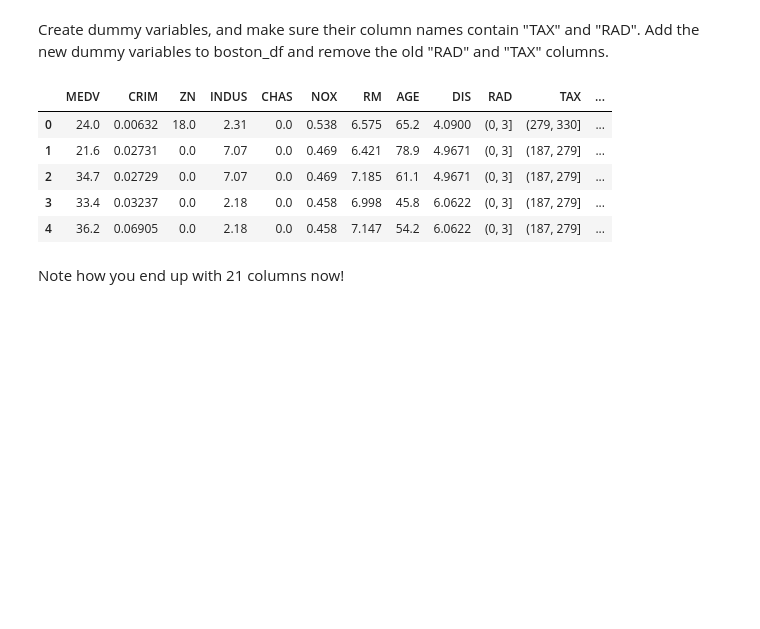
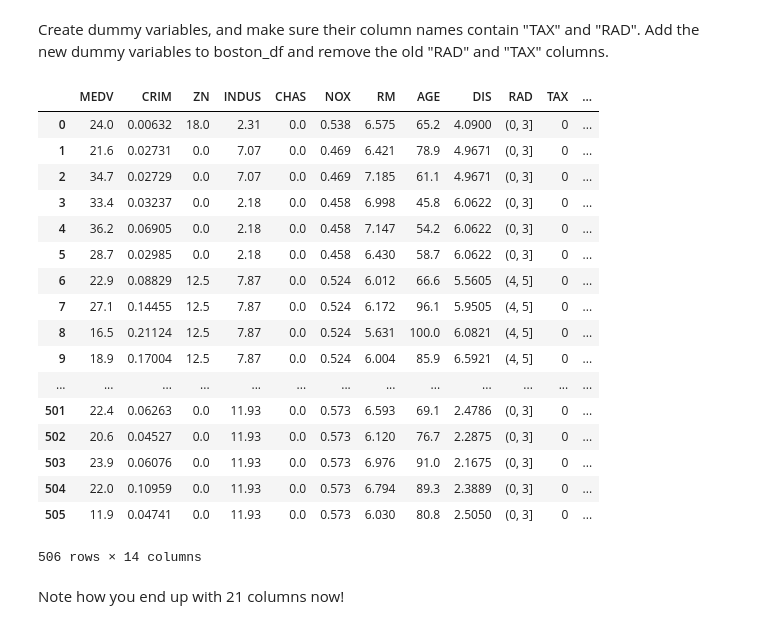
Before and after one commit to AlecMorgan/dsc-1-11-05-dealing-with-categorical-variables-lab-seattle-ds-career-040119, a Jupyter notebook: index.ipynb, the cells around one changed output. Saved outputs shown, nothing was run; the diff lists cells and outputs as text; code cells hidden in the pictures; blank space fills up the shorter version.

```diff
--- a/index.ipynb
+++ b/index.ipynb
@@ -294,15 +294,28 @@ Create dummy variables, and make sure their column names contain "TAX" and "RAD"
 # %%
 dummy_tax = pd.get_dummies(boston_df['TAX'])
 dummy_rad = pd.get_dummies(boston_df['RAD'])
-# %%
-boston_df
-# %% [output]
-|  | MEDV | CRIM | ZN | INDUS | CHAS | NOX | RM | AGE | DIS | RAD | TAX | ... |
-| 0 | 24.0 | 0.00632 | 18.0 | 2.31 | 0.0 | 0.538 | 6.575 | 65.2 | 4.0900 | (0, 3] | (279, 330] | ... |
-| 1 | 21.6 | 0.02731 | 0.0 | 7.07 | 0.0 | 0.469 | 6.421 | 78.9 | 4.9671 | (0, 3] | (187, 279] | ... |
-| 2 | 34.7 | 0.02729 | 0.0 | 7.07 | 0.0 | 0.469 | 7.185 | 61.1 | 4.9671 | (0, 3] | (187, 279] | ... |
-| 3 | 33.4 | 0.03237 | 0.0 | 2.18 | 0.0 | 0.458 | 6.998 | 45.8 | 6.0622 | (0, 3] | (187, 279] | ... |
-| 4 | 36.2 | 0.06905 | 0.0 | 2.18 | 0.0 | 0.458 | 7.147 | 54.2 | 6.0622 | (0, 3] | (187, 279] | ... |
+# %%
+boston_df['TAX'] = dummy_tax
+boston_df
+# %% [output]
+|  | MEDV | CRIM | ZN | INDUS | CHAS | NOX | RM | AGE | DIS | RAD | TAX | ... |
+| 0 | 24.0 | 0.00632 | 18.0 | 2.31 | 0.0 | 0.538 | 6.575 | 65.2 | 4.0900 | (0, 3] | 0 | ... |
+| 1 | 21.6 | 0.02731 | 0.0 | 7.07 | 0.0 | 0.469 | 6.421 | 78.9 | 4.9671 | (0, 3] | 0 | ... |
+| 2 | 34.7 | 0.02729 | 0.0 | 7.07 | 0.0 | 0.469 | 7.185 | 61.1 | 4.9671 | (0, 3] | 0 | ... |
+| 3 | 33.4 | 0.03237 | 0.0 | 2.18 | 0.0 | 0.458 | 6.998 | 45.8 | 6.0622 | (0, 3] | 0 | ... |
+| 4 | 36.2 | 0.06905 | 0.0 | 2.18 | 0.0 | 0.458 | 7.147 | 54.2 | 6.0622 | (0, 3] | 0 | ... |
+| 5 | 28.7 | 0.02985 | 0.0 | 2.18 | 0.0 | 0.458 | 6.430 | 58.7 | 6.0622 | (0, 3] | 0 | ... |
+| 6 | 22.9 | 0.08829 | 12.5 | 7.87 | 0.0 | 0.524 | 6.012 | 66.6 | 5.5605 | (4, 5] | 0 | ... |
+| 7 | 27.1 | 0.14455 | 12.5 | 7.87 | 0.0 | 0.524 | 6.172 | 96.1 | 5.9505 | (4, 5] | 0 | ... |
+| 8 | 16.5 | 0.21124 | 12.5 | 7.87 | 0.0 | 0.524 | 5.631 | 100.0 | 6.0821 | (4, 5] | 0 | ... |
+| 9 | 18.9 | 0.17004 | 12.5 | 7.87 | 0.0 | 0.524 | 6.004 | 85.9 | 6.5921 | (4, 5] | 0 | ... |
+| ... | ... | ... | ... | ... | ... | ... | ... | ... | ... | ... | ... | ... |
+| 501 | 22.4 | 0.06263 | 0.0 | 11.93 | 0.0 | 0.573 | 6.593 | 69.1 | 2.4786 | (0, 3] | 0 | ... |
+| 502 | 20.6 | 0.04527 | 0.0 | 11.93 | 0.0 | 0.573 | 6.120 | 76.7 | 2.2875 | (0, 3] | 0 | ... |
+| 503 | 23.9 | 0.06076 | 0.0 | 11.93 | 0.0 | 0.573 | 6.976 | 91.0 | 2.1675 | (0, 3] | 0 | ... |
+| 504 | 22.0 | 0.10959 | 0.0 | 11.93 | 0.0 | 0.573 | 6.794 | 89.3 | 2.3889 | (0, 3] | 0 | ... |
+| 505 | 11.9 | 0.04741 | 0.0 | 11.93 | 0.0 | 0.573 | 6.030 | 80.8 | 2.5050 | (0, 3] | 0 | ... |
+506 rows × 14 columns
 # %% [markdown]
 Note how you end up with 21 columns now!
 # %% [markdown]
```
